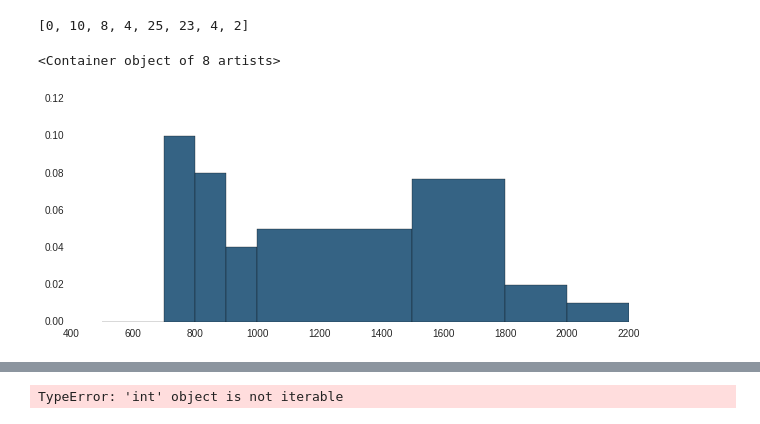
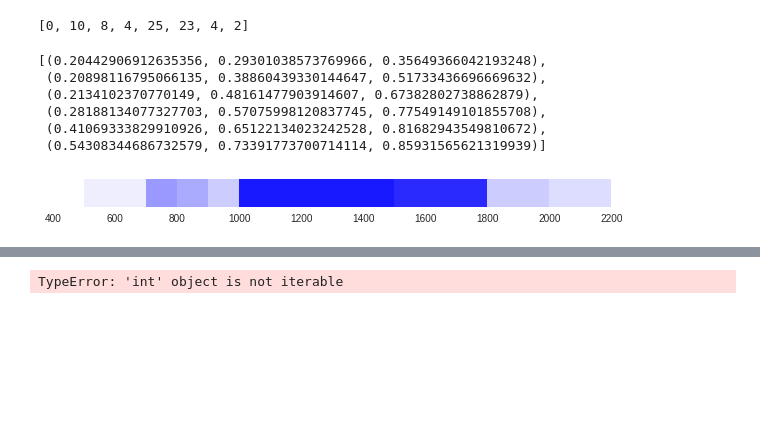
Before and after one commit to HeinrichHartmann/QueueArticle, a Jupyter notebook: Episode 2 -- Histograms.ipynb, the cells around one changed output, grey strips where cells are left out. Drawn from its saved outputs; the diff is of its cells as text; code cells hidden in the pictures; blank space fills up the shorter version.

```diff
--- a/Episode 2 -- Histograms.ipynb
+++ b/Episode 2 -- Histograms.ipynb
@@ -71,23 +73,35 @@ sample_count([500, 700, 800, 900, 1000, 1500, 1800, 2000, 2200], X)
+# %%
+sns.color_palette("Blues_d")
+# %% [output]
+[(0.20442906912635356, 0.29301038573769966, 0.35649366042193248),
+ (0.20898116795066135, 0.38860439330144647, 0.51733436696669632),
+ (0.2134102370770149, 0.48161477903914607, 0.67382802738862879),
+ (0.28188134077327703, 0.57075998120837745, 0.77549149101855708),
+ (0.41069333829910926, 0.65122134023242528, 0.81682943549810672),
+ (0.54308344686732579, 0.73391773700714114, 0.85931565621319939)]
 # %%
 def plot_histogram(bins, X,**kwargs):
     bin_widths = [ float(bins[i] - bins[i-1]) for i in range(1,len(bins)) ]
     sample_counts = sample_count(bins, X)
     bin_heights = [ count/width for count, width in zip(sample_counts, bin_widths) ]
     bin_lefts = bins[:-1]
-    return bar_chart(bin_lefts,width=bin_widths,height=bin_heights,**kwargs)
+    n_colors = 30
+    cpalette = [(1-float(i)/n_colors,1-float(i)/n_colors,1) for i in xrange(1,n_colors)]
+    color = [ cpalette[c + 1] for c in sample_counts ]
+    plt.bar(bin_lefts,width=bin_widths,height=[1]*len(bin_lefts),color=color, edgecolor=(0,0,0), linewidth=0)
 # %%
 from matplotlib.pyplot import bar as bar_chart
 # %%
 bins = [500, 700, 800, 900, 1000, 1500, 1800, 2000, 2200]
 
 import seaborn as sns
 color = sns.color_palette("Blues_d")[1]
 
 %matplotlib inline
-plt.figure(figsize=(10,4))
+plt.figure(figsize=(10,.5))
 plt.xlim=(500,2200)
-plot_histogram(bins,X, color=color)
+plt.yticks([])
+plot_histogram(bins,X)
 # %% [output]
-<Container object of 8 artists>
-[figure, old version]
+[figure, new version]
 # %%
```
Also changed, not shown: parts of 2 cells of this notebook, 6 other files.
